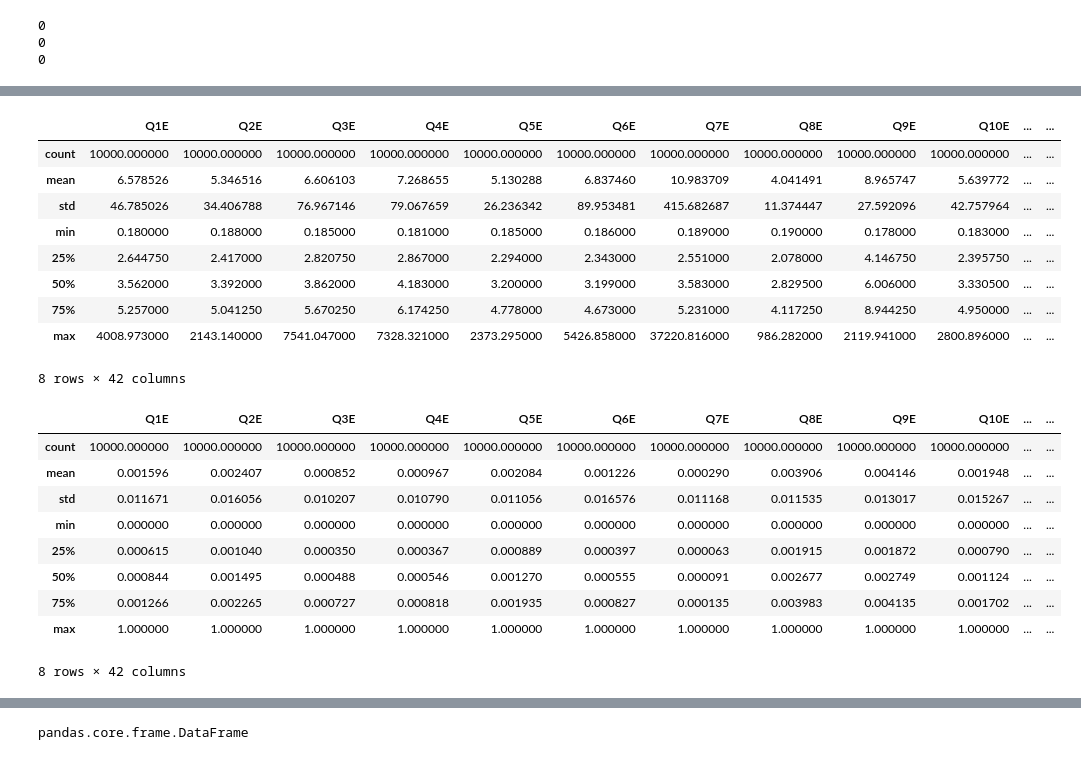
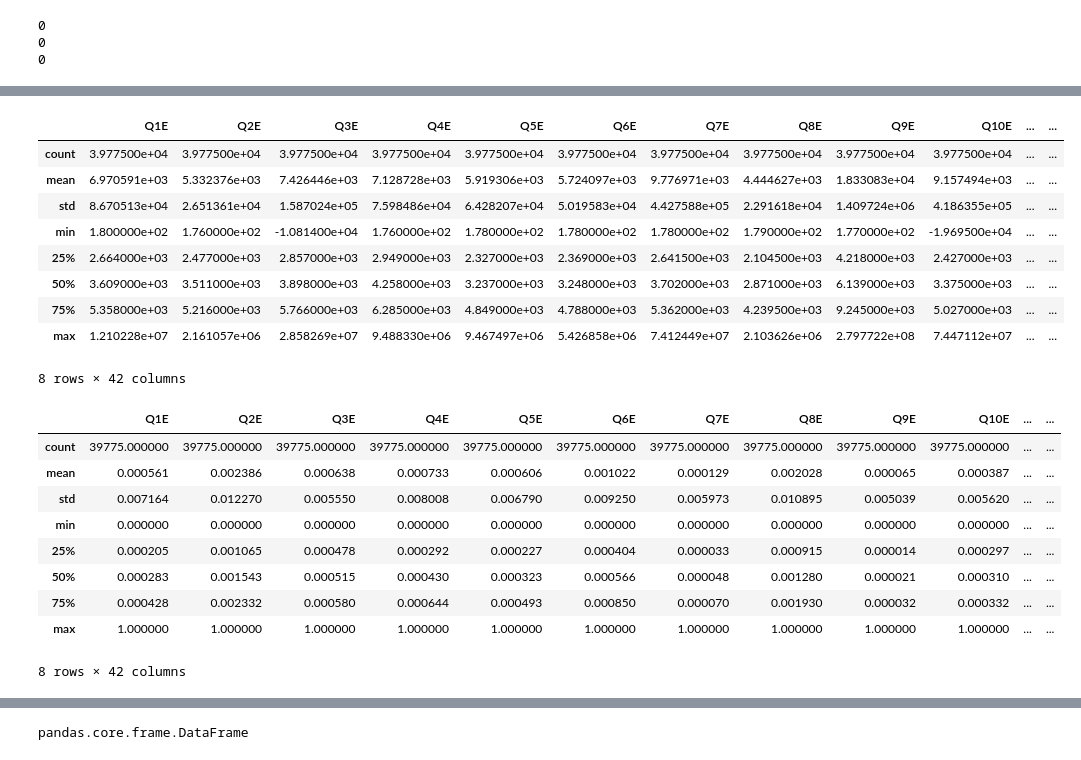
Before and after one commit to Rayyan1701/Anxiety-detection-using-ML, a Jupyter notebook: project - Copy.ipynb, the cells around one changed output, grey strips where cells are left out. Saved outputs shown, nothing was run; the diff lists cells and outputs as text; code cells hidden in the pictures.

```diff
--- a/project - Copy.ipynb
+++ b/project - Copy.ipynb
@@ -122,7 +122,8 @@ for i in dataset.columns:
 # %%
-x_questions=dataset.iloc[:10000,:126]
-x_personal=dataset.iloc[:10000,157:171]
-y=dataset.iloc[:10000,134]
+
+x_questions=dataset.iloc[:,:126]
+x_personal=dataset.iloc[:,157:171]
+y=dataset.iloc[:,134]
 
 
 print(x_questions.isnull().sum().sum())
@@ -150,5 +153,6 @@ Name: TIPI4, Length: 10000, dtype: int64
 # %%
 
+'''
 l=[]
 for i in range(1,43):
     l.append((3*i)-2)
@@ -156,4 +160,12 @@ for i in range(1,43):
 
 x_questions.drop(x_questions.columns[l],axis=1,inplace=True)
 x_questions
+'''
+
+x_answer=x_questions.iloc[:,0::3]
+x_time=x_questions.iloc[:,2::3]
+#x_time=x_time/1000
+
+print(x_answer)
+print(x_time)
 # %% [output]
@@ -173,37 +210,35 @@ x_questions
 # %%
-x_answer=x_questions.iloc[:,0::2]
-x_time=x_questions.iloc[:,1::2]
-x_time=x_time/1000
+
 min_t=x_time.min()
 max_t=x_time.max()
 
 range_t=max_t-min_t
 
 x_time.describe()
 # %% [output]
 |  | Q1E | Q2E | Q3E | Q4E | Q5E | Q6E | Q7E | Q8E | Q9E | Q10E | ... | ... |
-| count | 10000.000000 | 10000.000000 | 10000.000000 | 10000.000000 | 10000.000000 | 10000.000000 | 10000.000000 | 10000.000000 | 10000.000000 | 10000.000000 | ... | ... |
-| mean | 6.578526 | 5.346516 | 6.606103 | 7.268655 | 5.130288 | 6.837460 | 10.983709 | 4.041491 | 8.965747 | 5.639772 | ... | ... |
-| std | 46.785026 | 34.406788 | 76.967146 | 79.067659 | 26.236342 | 89.953481 | 415.682687 | 11.374447 | 27.592096 | 42.757964 | ... | ... |
-| min | 0.180000 | 0.188000 | 0.185000 | 0.181000 | 0.185000 | 0.186000 | 0.189000 | 0.190000 | 0.178000 | 0.183000 | ... | ... |
-| 25% | 2.644750 | 2.417000 | 2.820750 | 2.867000 | 2.294000 | 2.343000 | 2.551000 | 2.078000 | 4.146750 | 2.395750 | ... | ... |
-| 50% | 3.562000 | 3.392000 | 3.862000 | 4.183000 | 3.200000 | 3.199000 | 3.583000 | 2.829500 | 6.006000 | 3.330500 | ... | ... |
-| 75% | 5.257000 | 5.041250 | 5.670250 | 6.174250 | 4.778000 | 4.673000 | 5.231000 | 4.117250 | 8.944250 | 4.950000 | ... | ... |
-| max | 4008.973000 | 2143.140000 | 7541.047000 | 7328.321000 | 2373.295000 | 5426.858000 | 37220.816000 | 986.282000 | 2119.941000 | 2800.896000 | ... | ... |
+| count | 3.977500e+04 | 3.977500e+04 | 3.977500e+04 | 3.977500e+04 | 3.977500e+04 | 3.977500e+04 | 3.977500e+04 | 3.977500e+04 | 3.977500e+04 | 3.977500e+04 | ... | ... |
+| mean | 6.970591e+03 | 5.332376e+03 | 7.426446e+03 | 7.128728e+03 | 5.919306e+03 | 5.724097e+03 | 9.776971e+03 | 4.444627e+03 | 1.833083e+04 | 9.157494e+03 | ... | ... |
+| std | 8.670513e+04 | 2.651361e+04 | 1.587024e+05 | 7.598486e+04 | 6.428207e+04 | 5.019583e+04 | 4.427588e+05 | 2.291618e+04 | 1.409724e+06 | 4.186355e+05 | ... | ... |
+| min | 1.800000e+02 | 1.760000e+02 | -1.081400e+04 | 1.760000e+02 | 1.780000e+02 | 1.780000e+02 | 1.780000e+02 | 1.790000e+02 | 1.770000e+02 | -1.969500e+04 | ... | ... |
+| 25% | 2.664000e+03 | 2.477000e+03 | 2.857000e+03 | 2.949000e+03 | 2.327000e+03 | 2.369000e+03 | 2.641500e+03 | 2.104500e+03 | 4.218000e+03 | 2.427000e+03 | ... | ... |
+| 50% | 3.609000e+03 | 3.511000e+03 | 3.898000e+03 | 4.258000e+03 | 3.237000e+03 | 3.248000e+03 | 3.702000e+03 | 2.871000e+03 | 6.139000e+03 | 3.375000e+03 | ... | ... |
+| 75% | 5.358000e+03 | 5.216000e+03 | 5.766000e+03 | 6.285000e+03 | 4.849000e+03 | 4.788000e+03 | 5.362000e+03 | 4.239500e+03 | 9.245000e+03 | 5.027000e+03 | ... | ... |
+| max | 1.210228e+07 | 2.161057e+06 | 2.858269e+07 | 9.488330e+06 | 9.467497e+06 | 5.426858e+06 | 7.412449e+07 | 2.103626e+06 | 2.797722e+08 | 7.447112e+07 | ... | ... |
 8 rows × 42 columns
 # %%
 
-sub_value=((x_time-min_t)/range_t)
+sub_value=((x_time-min_t)/range_t)#*1000
 sub_value.describe()
 # %% [output]
 |  | Q1E | Q2E | Q3E | Q4E | Q5E | Q6E | Q7E | Q8E | Q9E | Q10E | ... | ... |
-| count | 10000.000000 | 10000.000000 | 10000.000000 | 10000.000000 | 10000.000000 | 10000.000000 | 10000.000000 | 10000.000000 | 10000.000000 | 10000.000000 | ... | ... |
-| mean | 0.001596 | 0.002407 | 0.000852 | 0.000967 | 0.002084 | 0.001226 | 0.000290 | 0.003906 | 0.004146 | 0.001948 | ... | ... |
-| std | 0.011671 | 0.016056 | 0.010207 | 0.010790 | 0.011056 | 0.016576 | 0.011168 | 0.011535 | 0.013017 | 0.015267 | ... | ... |
+| count | 39775.000000 | 39775.000000 | 39775.000000 | 39775.000000 | 39775.000000 | 39775.000000 | 39775.000000 | 39775.000000 | 39775.000000 | 39775.000000 | ... | ... |
+| mean | 0.000561 | 0.002386 | 0.000638 | 0.000733 | 0.000606 | 0.001022 | 0.000129 | 0.002028 | 0.000065 | 0.000387 | ... | ... |
+| std | 0.007164 | 0.012270 | 0.005550 | 0.008008 | 0.006790 | 0.009250 | 0.005973 | 0.010895 | 0.005039 | 0.005620 | ... | ... |
 | min | 0.000000 | 0.000000 | 0.000000 | 0.000000 | 0.000000 | 0.000000 | 0.000000 | 0.000000 | 0.000000 | 0.000000 | ... | ... |
-| 25% | 0.000615 | 0.001040 | 0.000350 | 0.000367 | 0.000889 | 0.000397 | 0.000063 | 0.001915 | 0.001872 | 0.000790 | ... | ... |
-| 50% | 0.000844 | 0.001495 | 0.000488 | 0.000546 | 0.001270 | 0.000555 | 0.000091 | 0.002677 | 0.002749 | 0.001124 | ... | ... |
-| 75% | 0.001266 | 0.002265 | 0.000727 | 0.000818 | 0.001935 | 0.000827 | 0.000135 | 0.003983 | 0.004135 | 0.001702 | ... | ... |
+| 25% | 0.000205 | 0.001065 | 0.000478 | 0.000292 | 0.000227 | 0.000404 | 0.000033 | 0.000915 | 0.000014 | 0.000297 | ... | ... |
+| 50% | 0.000283 | 0.001543 | 0.000515 | 0.000430 | 0.000323 | 0.000566 | 0.000048 | 0.001280 | 0.000021 | 0.000310 | ... | ... |
+| 75% | 0.000428 | 0.002332 | 0.000580 | 0.000644 | 0.000493 | 0.000850 | 0.000070 | 0.001930 | 0.000032 | 0.000332 | ... | ... |
 | max | 1.000000 | 1.000000 | 1.000000 | 1.000000 | 1.000000 | 1.000000 | 1.000000 | 1.000000 | 1.000000 | 1.000000 | ... | ... |
 8 rows × 42 columns
 # %%
```
Also changed, not shown: parts of 77 cells of this notebook, 1 other file.
